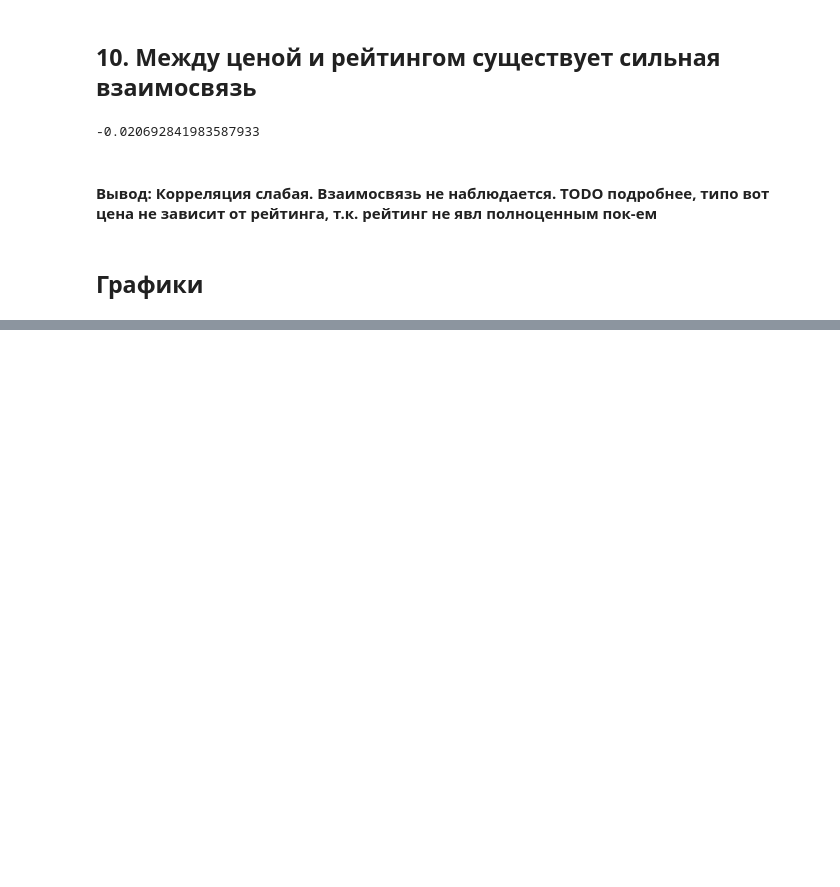
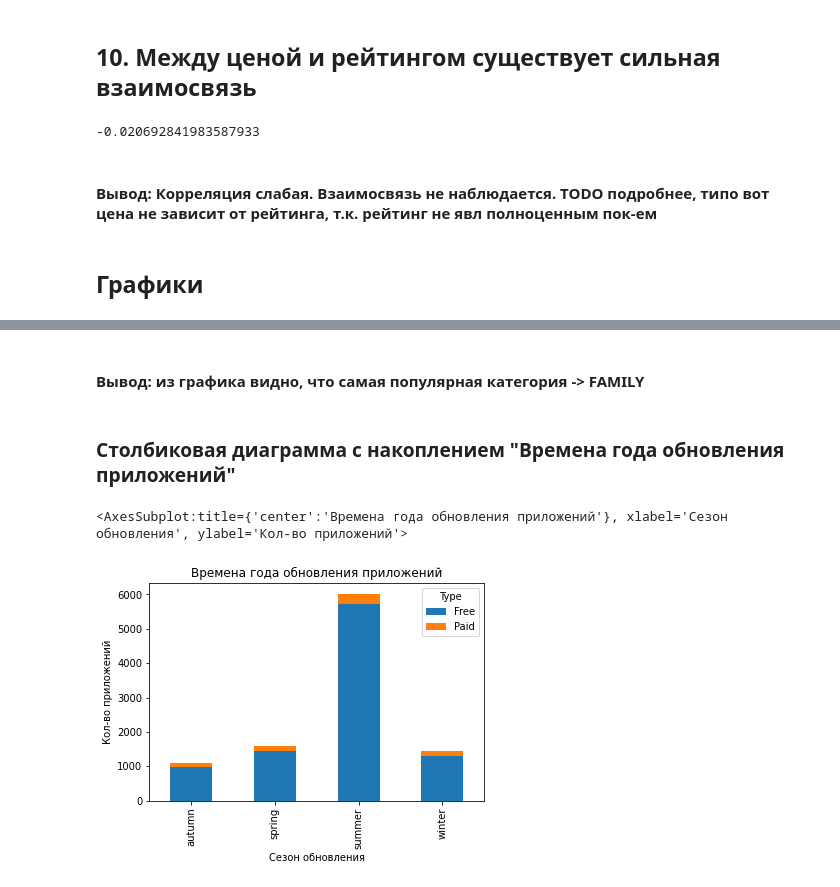
Before and after one commit to AlexeyShalaev/GooglePlayDataset, a Jupyter notebook: data_research.ipynb, the cells around one changed output, grey strips where cells are left out. Saved outputs shown, nothing was run; the diff lists cells and outputs as text; code cells hidden in the pictures; blank space fills up the shorter version.

```diff
--- a/data_research.ipynb
+++ b/data_research.ipynb
@@ -421,0 +436,9 @@ df['Rating'].corr(df['Price'])
+# %% [markdown]
+#### Вывод: из графика видно, что самая популярная категория -> FAMILY
+# %% [markdown]
+### Столбиковая диаграмма с накоплением "Времена года обновления приложений"
+# %%
+df.dropna().groupby(['Season'])['Type'].value_counts().unstack().plot(kind='bar', stacked=True, title = 'Времена года обновления приложений', xlabel='Сезон обновления', ylabel='Кол-во приложений')
+# %% [output]
+<AxesSubplot:title={'center':'Времена года обновления приложений'}, xlabel='Сезон обновления', ylabel='Кол-во приложений'>
+[figure, added]
```
Also changed, not shown: parts of 24 cells of this notebook.
